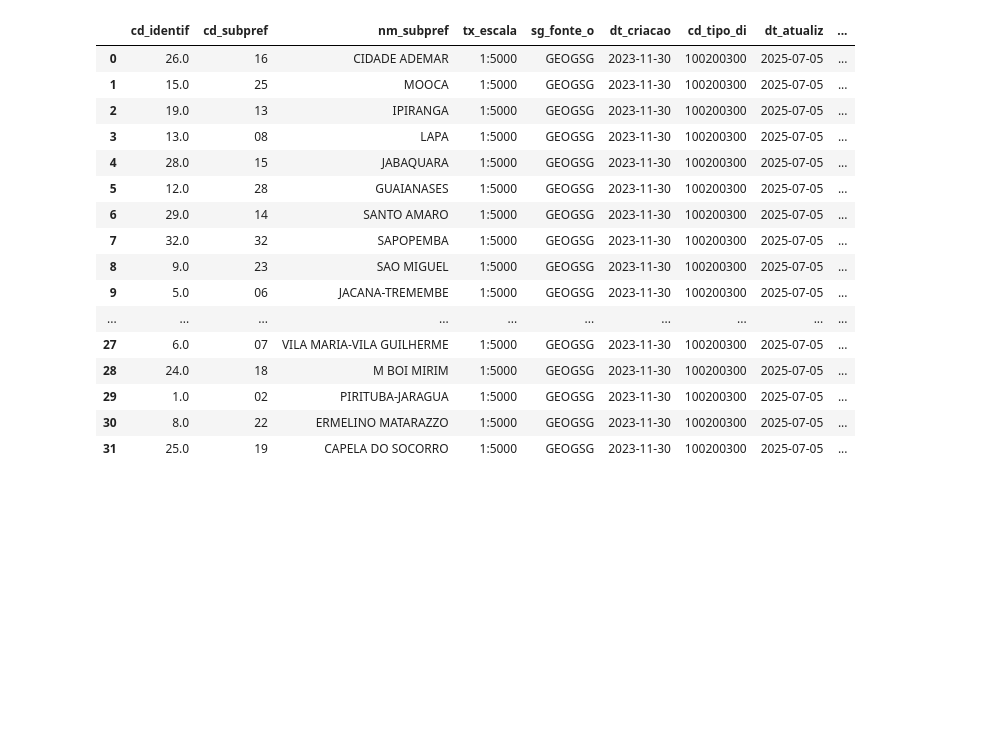
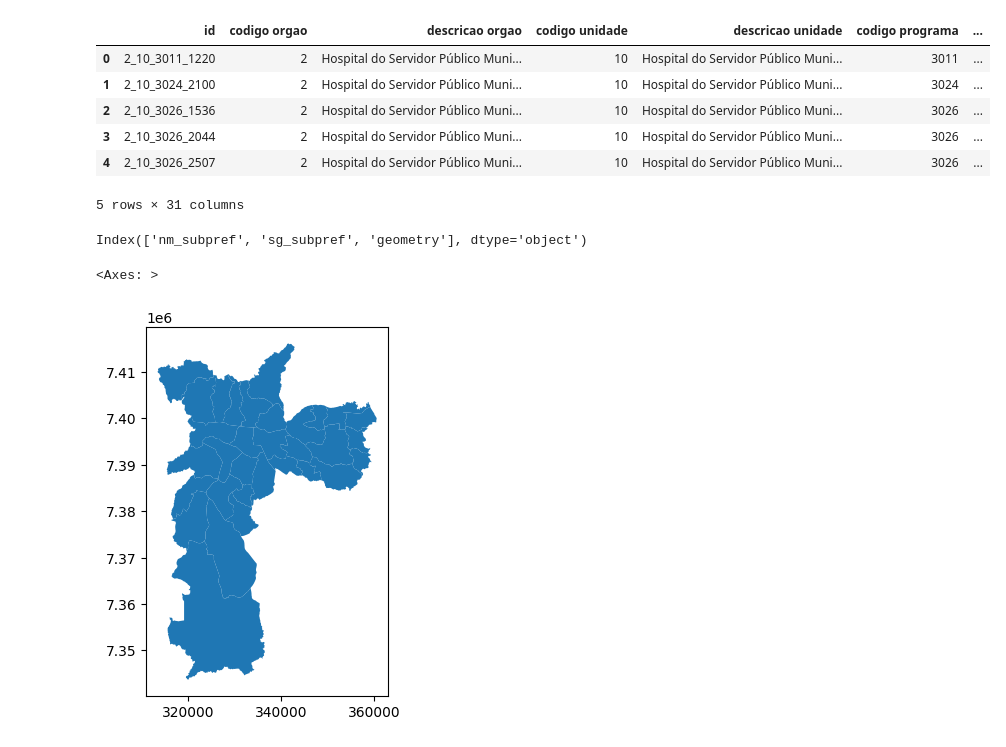
Before and after one commit to caiodurazzo/melhores_praticas_estagio, a Jupyter notebook: streamlit_app/teste.ipynb, the cells around one changed output. Cells and saved outputs as stored; diff of their text form; code cells hidden in the pictures; blank space fills up the shorter version.

```diff
--- a/streamlit_app/teste.ipynb
+++ b/streamlit_app/teste.ipynb
@@ -3,2 +5,2 @@ from utils import get_data_path, load_csv, load_shapefile
 # %%
-load_csv('ppa_fonte.csv')
+df_ppa = load_csv('ppa_reg.csv')
@@ -19,20 +7,21 @@ load_csv('ppa_fonte.csv')
+# %%
+df_ppa.head()
+# %% [output]
+|  | id | codigo orgao | descricao orgao | codigo unidade | descricao unidade | codigo programa | ... |
+| 0 | 2_10_3011_1220 | 2 | Hospital do Servidor Público Muni... | 10 | Hospital do Servidor Público Muni... | 3011 | ... |
+| 1 | 2_10_3024_2100 | 2 | Hospital do Servidor Público Muni... | 10 | Hospital do Servidor Público Muni... | 3024 | ... |
+| 2 | 2_10_3026_1536 | 2 | Hospital do Servidor Público Muni... | 10 | Hospital do Servidor Público Muni... | 3026 | ... |
+| 3 | 2_10_3026_2044 | 2 | Hospital do Servidor Público Muni... | 10 | Hospital do Servidor Público Muni... | 3026 | ... |
+| 4 | 2_10_3026_2507 | 2 | Hospital do Servidor Público Muni... | 10 | Hospital do Servidor Público Muni... | 3026 | ... |
+5 rows × 31 columns
 # %%
-load_shapefile('subprefs/subprefs.shp')
+gdf=load_shapefile('subprefs/subprefs.shp')[['nm_subpref', 'sg_subpref', 'geometry']]
-# %% [output]
-|  | cd_identif | cd_subpref | nm_subpref | tx_escala | sg_fonte_o | dt_criacao | cd_tipo_di | dt_atualiz | ... |
-| 0 | 26.0 | 16 | CIDADE ADEMAR | 1:5000 | GEOGSG | 2023-11-30 | 100200300 | 2025-07-05 | ... |
-| 1 | 15.0 | 25 | MOOCA | 1:5000 | GEOGSG | 2023-11-30 | 100200300 | 2025-07-05 | ... |
-| 2 | 19.0 | 13 | IPIRANGA | 1:5000 | GEOGSG | 2023-11-30 | 100200300 | 2025-07-05 | ... |
-| 3 | 13.0 | 08 | LAPA | 1:5000 | GEOGSG | 2023-11-30 | 100200300 | 2025-07-05 | ... |
-| 4 | 28.0 | 15 | JABAQUARA | 1:5000 | GEOGSG | 2023-11-30 | 100200300 | 2025-07-05 | ... |
-| 5 | 12.0 | 28 | GUAIANASES | 1:5000 | GEOGSG | 2023-11-30 | 100200300 | 2025-07-05 | ... |
-| 6 | 29.0 | 14 | SANTO AMARO | 1:5000 | GEOGSG | 2023-11-30 | 100200300 | 2025-07-05 | ... |
-| 7 | 32.0 | 32 | SAPOPEMBA | 1:5000 | GEOGSG | 2023-11-30 | 100200300 | 2025-07-05 | ... |
-| 8 | 9.0 | 23 | SAO MIGUEL | 1:5000 | GEOGSG | 2023-11-30 | 100200300 | 2025-07-05 | ... |
-| 9 | 5.0 | 06 | JACANA-TREMEMBE | 1:5000 | GEOGSG | 2023-11-30 | 100200300 | 2025-07-05 | ... |
-| ... | ... | ... | ... | ... | ... | ... | ... | ... | ... |
-| 27 | 6.0 | 07 | VILA MARIA-VILA GUILHERME | 1:5000 | GEOGSG | 2023-11-30 | 100200300 | 2025-07-05 | ... |
-| 28 | 24.0 | 18 | M BOI MIRIM | 1:5000 | GEOGSG | 2023-11-30 | 100200300 | 2025-07-05 | ... |
-| 29 | 1.0 | 02 | PIRITUBA-JARAGUA | 1:5000 | GEOGSG | 2023-11-30 | 100200300 | 2025-07-05 | ... |
-| 30 | 8.0 | 22 | ERMELINO MATARAZZO | 1:5000 | GEOGSG | 2023-11-30 | 100200300 | 2025-07-05 | ... |
-| 31 | 25.0 | 19 | CAPELA DO SOCORRO | 1:5000 | GEOGSG | 2023-11-30 | 100200300 | 2025-07-05 | ... |
+# %%
+gdf.columns
+# %% [output]
+Index(['nm_subpref', 'sg_subpref', 'geometry'], dtype='object')
+# %%
+gdf.plot()
+# %% [output]
+<Axes: >
+[figure, added]
```
Also changed, not shown: parts of 7 cells of this notebook, 1 other file.
